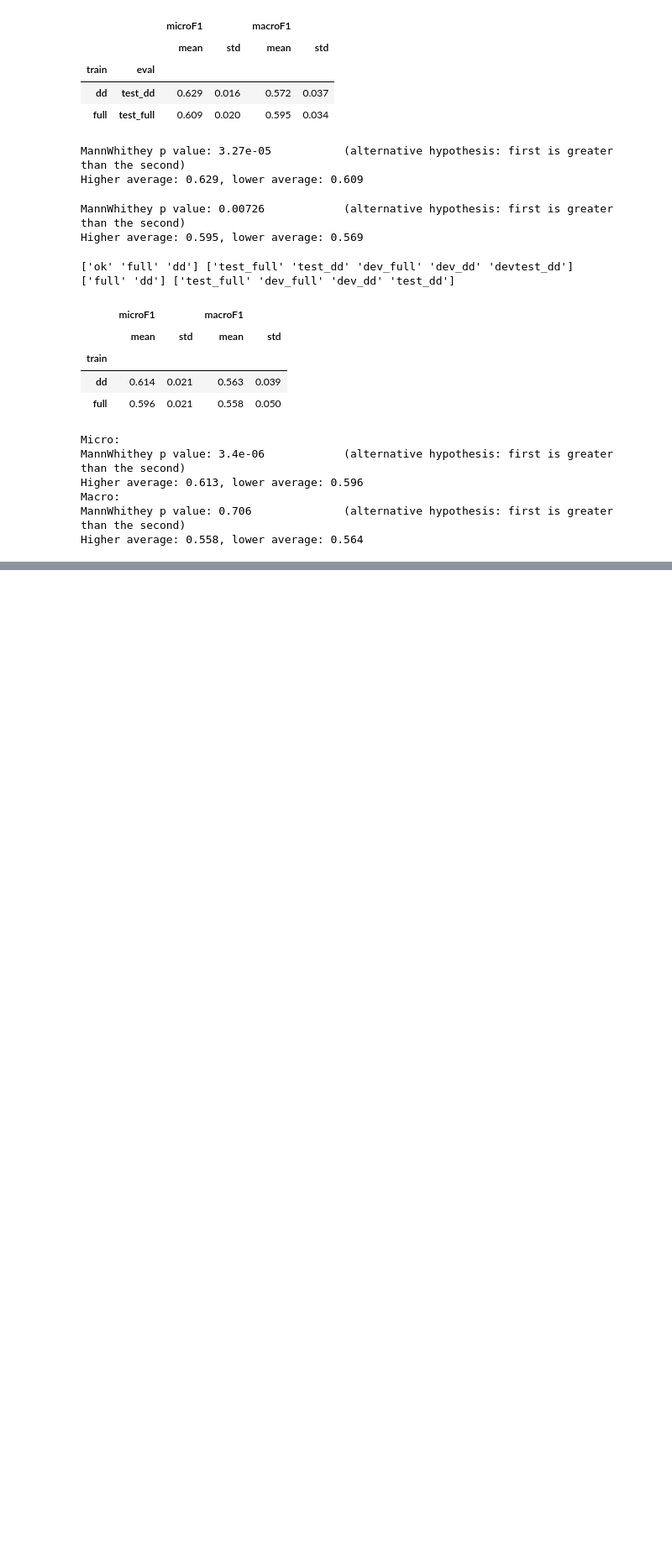
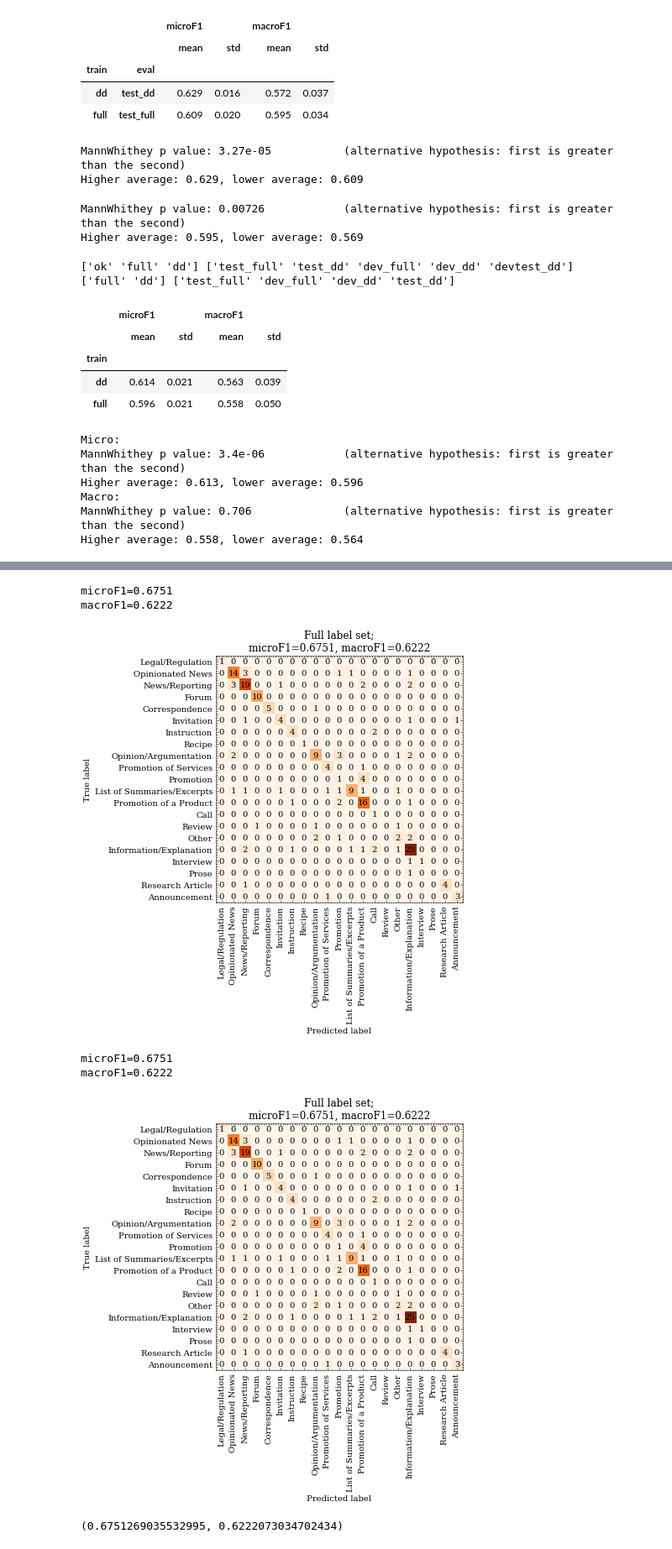
Before and after one commit to TajaKuzman/Transformers-GINCO-Experiments, a Jupyter notebook: 22_paper_plots_and_tables.ipynb, the cells around one changed output, grey strips where cells are left out. Shown at 84% size. Cells and saved outputs as stored; diff of their text form; code cells hidden in the pictures; blank space fills up the shorter version.

Commit message:
Finished the data wrangling for paper

```diff
--- a/22_paper_plots_and_tables.ipynb
+++ b/22_paper_plots_and_tables.ipynb
@@ -438,0 +456,26 @@ Higher average: 0.558, lower average: 0.564
+# %%
+df = pd.concat(
+    [read_record(file) for file in [
+     "backup_12.txt",
+     "backup_12_1.txt",
+     "backup_12_2.txt",
+    # "backup_15.txt",
+    # "backup_16.txt",
+     "backup_17.txt",
+     "backup_17__2.txt",
+    # "backup_18.txt",
+    # "backup_18_2.txt",
+    # "backup_20.txt",
+    # "backup_20_2.txt",
+    # "backup_20.txt",
+    # "backup_20_2.txt",
+    # "backup_21.txt",
+    ]], ignore_index=True)
+df = df.dropna().reset_index(drop=True)
+print(df.train.unique(), df["eval"].unique())
+
+c1 = df.train == "dd"
+
+c2 = df["eval"] == "test_dd"
+
+df[c1&c2].sort_values("microF1", ascending=False)[0:3]
@@ -438,0 +488,26 @@ Higher average: 0.558, lower average: 0.564
+# %%
+i = 305
+y_true = df.loc[305, "y_true"]
+y_pred = df.loc[305, "y_pred"]
+
+y_true = [NUM_TO_STR_NO_PREFIX[STR_TO_NUM[i]] for i in y_true]
+y_pred = [NUM_TO_STR_NO_PREFIX[STR_TO_NUM[i]] for i in y_pred]
+
+plot_cm(y_true, y_pred, labels=train_labels_no_prefix,
+        title="Full label set", include_metrics=True,
+        figsize=(7,7),
+        save="/home/peterr/macocu/task5_webgenres/paper/CM_full_labels.pdf"
+        )
+plot_cm(y_true, y_pred, labels=train_labels_no_prefix,
+        title="Full label set", include_metrics=True,
+        figsize=(7,7),
+        save="/home/peterr/macocu/task5_webgenres/paper/CM_full_labels.png"
+        )
+# %% [output]
+microF1=0.6751
+macroF1=0.6222
+[figure, added]
+microF1=0.6751
+macroF1=0.6222
+[figure, added]
+(0.6751269035532995, 0.6222073034702434)
```
Also changed, not shown: parts of 7 cells of this notebook.
